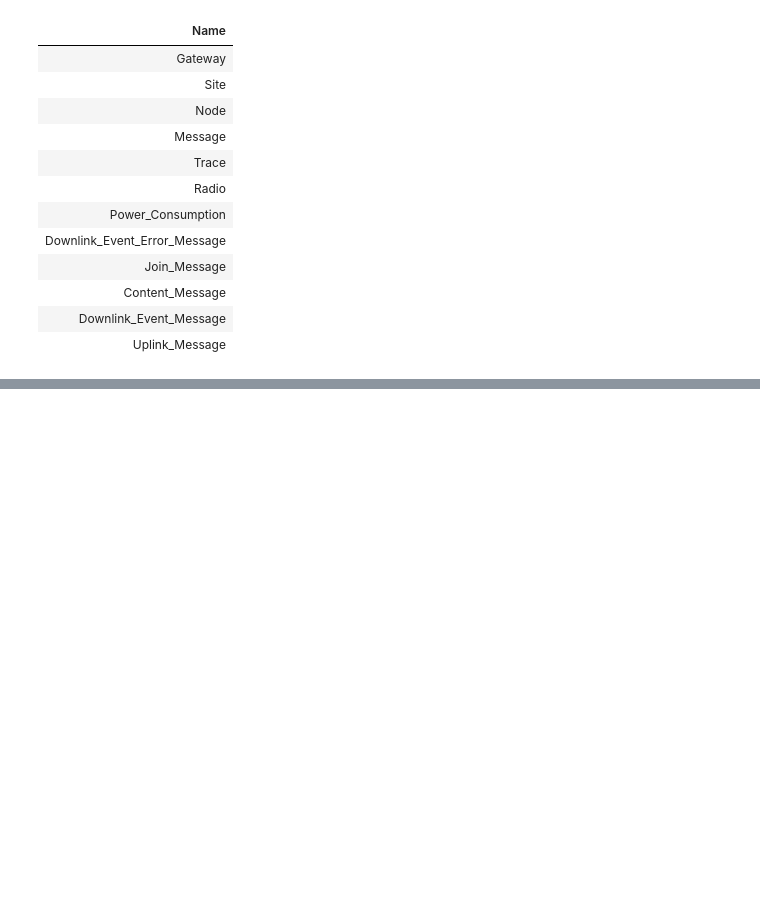
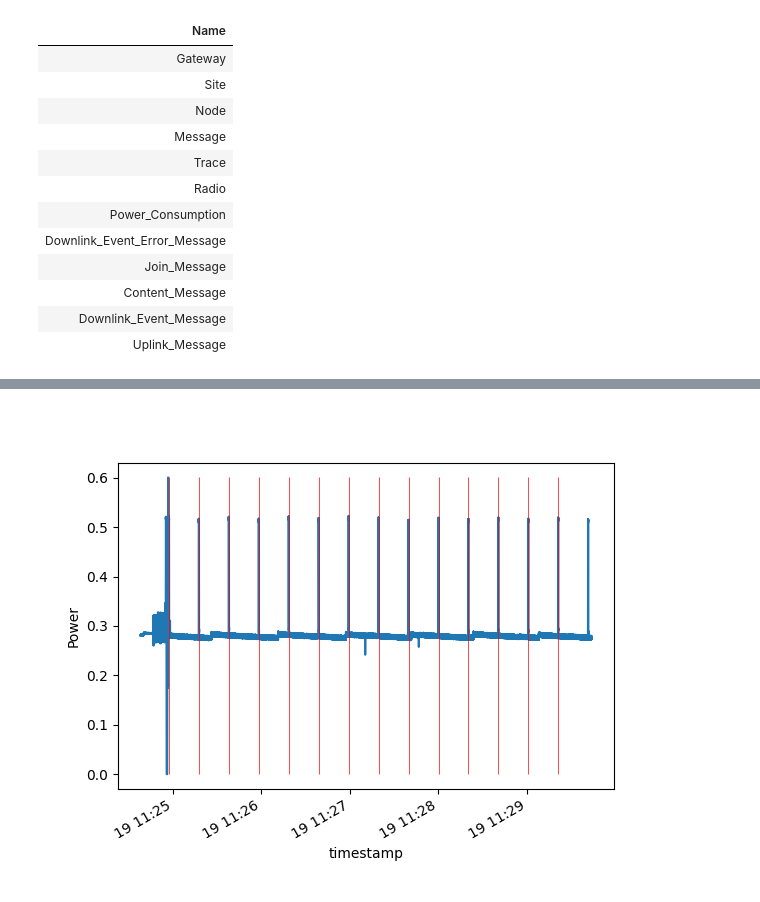
Before and after one commit to FlapKap/Terra, a Jupyter notebook: experiment/visualize.ipynb, the cells around one changed output, grey strips where cells are left out. Cells and saved outputs as stored; diff of their text form; code cells hidden in the pictures; blank space fills up the shorter version.

```diff
--- a/experiment/visualize.ipynb
+++ b/experiment/visualize.ipynb
@@ -107,0 +105,13 @@ plt.show()
+# %%
+#remove values where difference is not greater or less than 20 seconds
+diff = filtered_power_diff.index.to_series().diff(-1).abs()
+plt.figure()
+plt.ylabel("Power")
+# single node
+
+power_single["power"].plot()
+
+plt.vlines(filtered_power_diff.index[(diff < pd.Timedelta(seconds=21))  & (diff > pd.Timedelta(seconds=19))], ymin=power_single["power"].min(), ymax=power_single["power"].max(), color="red", linewidth=0.5)
+plt.show()
+# %% [output]
+[figure, added]
```
Also changed, not shown: parts of 7 cells of this notebook.
